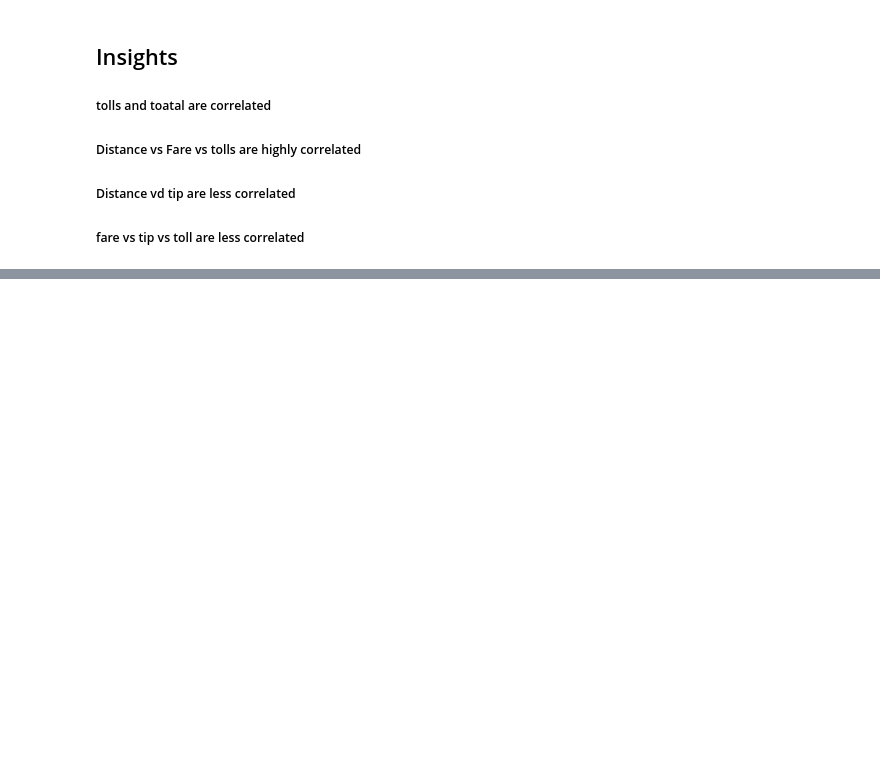
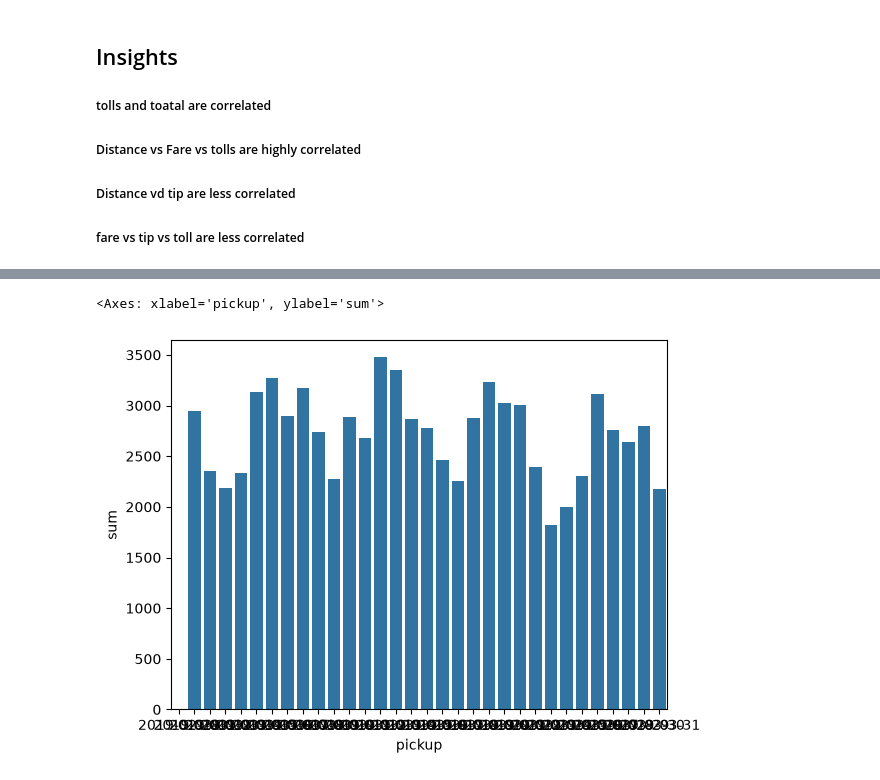
Before and after one commit to MagarVivek009/Exploratory-Data-Analysis-EDA-, a Jupyter notebook: taxis.ipynb, the cells around one changed output, grey strips where cells are left out. Saved outputs shown, nothing was run; the diff lists cells and outputs as text; code cells hidden in the pictures; blank space fills up the shorter version.

```diff
--- a/taxis.ipynb
+++ b/taxis.ipynb
@@ -227,0 +297,5 @@ sns.heatmap(corr, xticklabels=quantitative, yticklabels=quantitative)
+# %%
+sns.barplot(grouped_date, x=grouped_date.index, y=grouped_date['sum'])
+# %% [output]
+<Axes: xlabel='pickup', ylabel='sum'>
+[figure, added]
```
Also changed, not shown: parts of 14 cells of this notebook.
